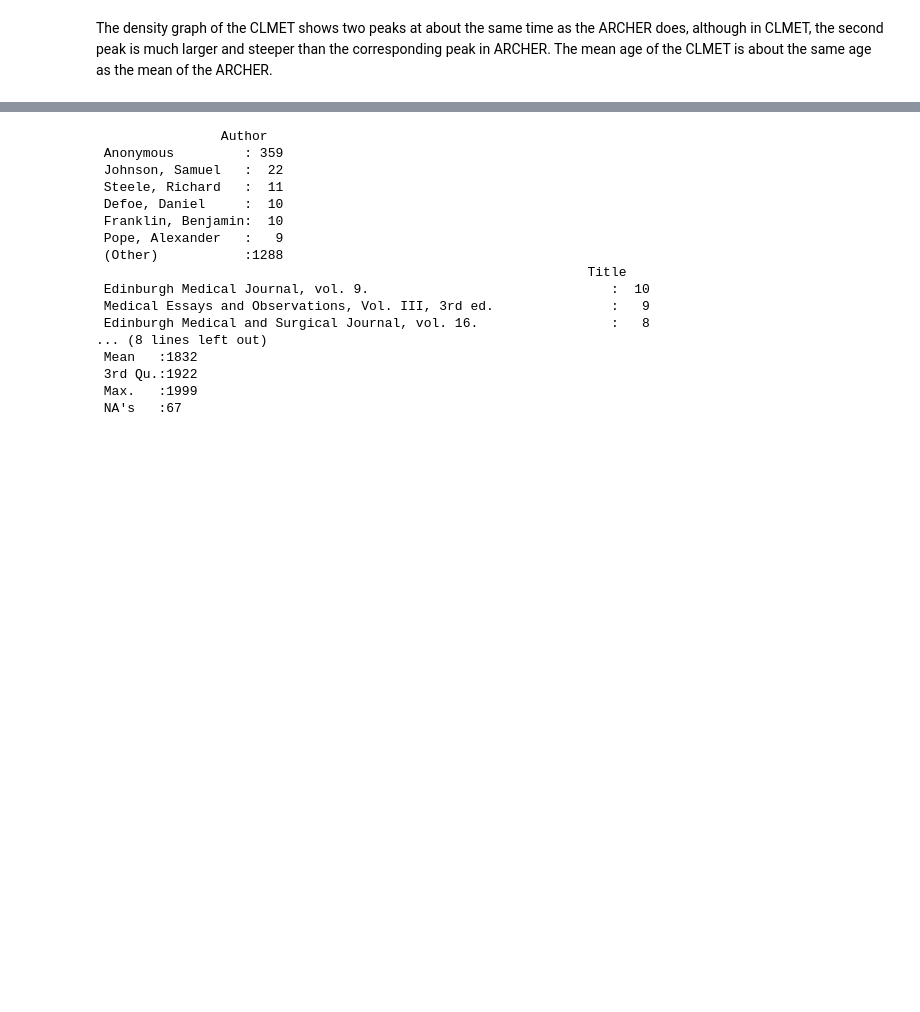
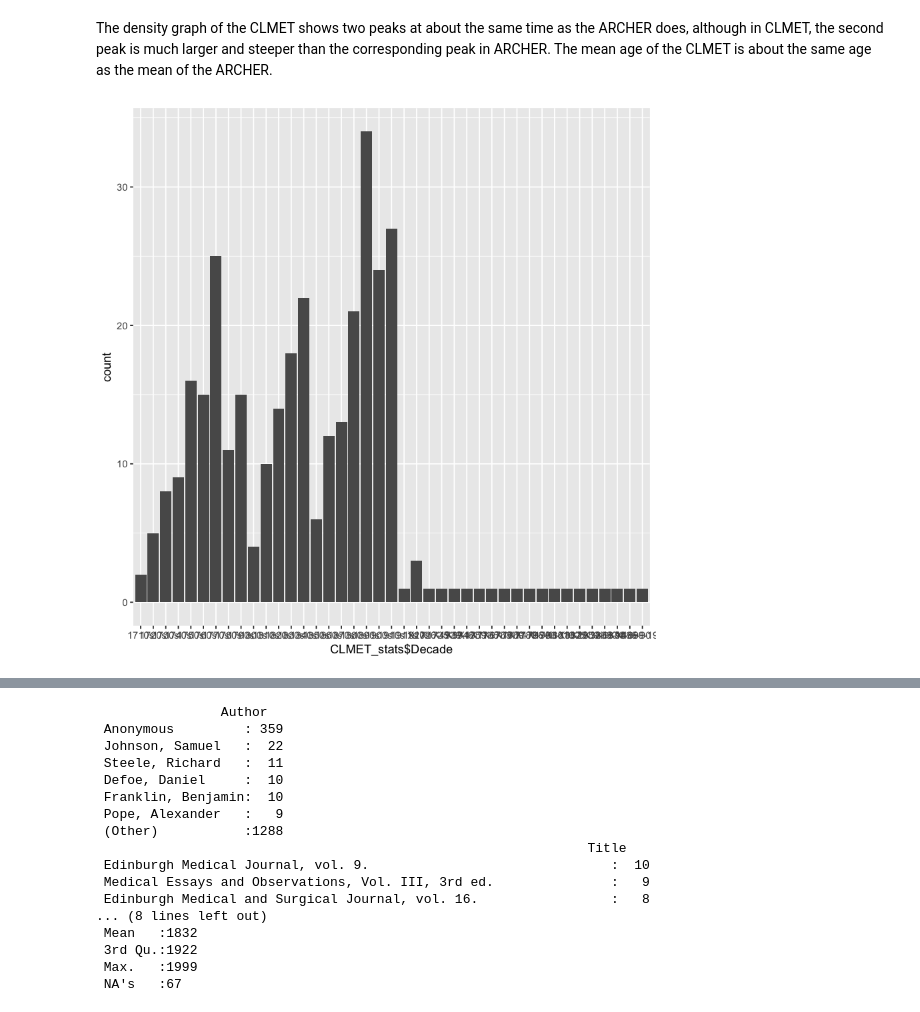
Before and after one commit to DianaLaura/MasterThesis, a Jupyter notebook: EDA.ipynb, the cells around one changed output, grey strips where cells are left out. Saved outputs shown, nothing was run; the diff lists cells and outputs as text; code cells hidden in the pictures; blank space fills up the shorter version.

```diff
--- a/EDA.ipynb
+++ b/EDA.ipynb
@@ -544,7 +544,7 @@ summary(CLMET_meta)
  compiled from five files    :  2
  (Other)                     : 12
 # %%
-CLMET_stats = select(CLMET_meta, 'ID','Title','Author','Genre','Year','Decade','Period')
+CLMET_stats = select(CLMET_meta, 'ID','Title','Author','Genre','Year','Decade','Period', 'Quartcent')
 CLMET_stats$Year = as.numeric(as.character(CLMET_stats$Year))
 
 summary(CLMET_stats)
@@ -576,3 +576,7 @@ Warning message:
 [figure]
 # %% [markdown]
 The density graph of the CLMET shows two peaks at about the same time as the ARCHER does, although in CLMET, the second peak is much larger and steeper than the corresponding peak in ARCHER. The mean age of the CLMET is about the same age as the mean of the ARCHER.
+# %%
+ggplot(CLMET_stats, aes(x=CLMET_stats$Decade)) + geom_bar()
+# %% [output]
+[figure, added]
```
Also changed, not shown: parts of 3 cells of this notebook, 6 other files.
